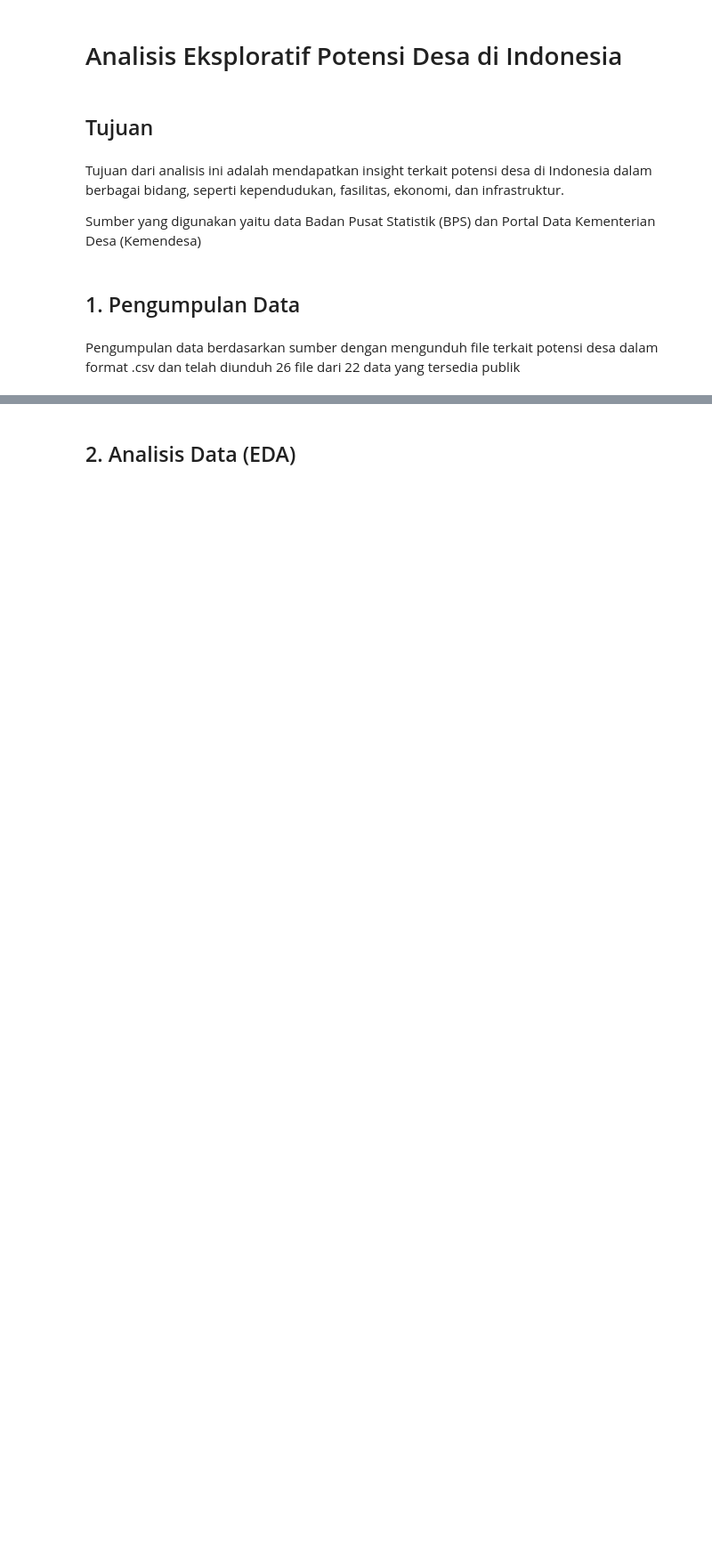
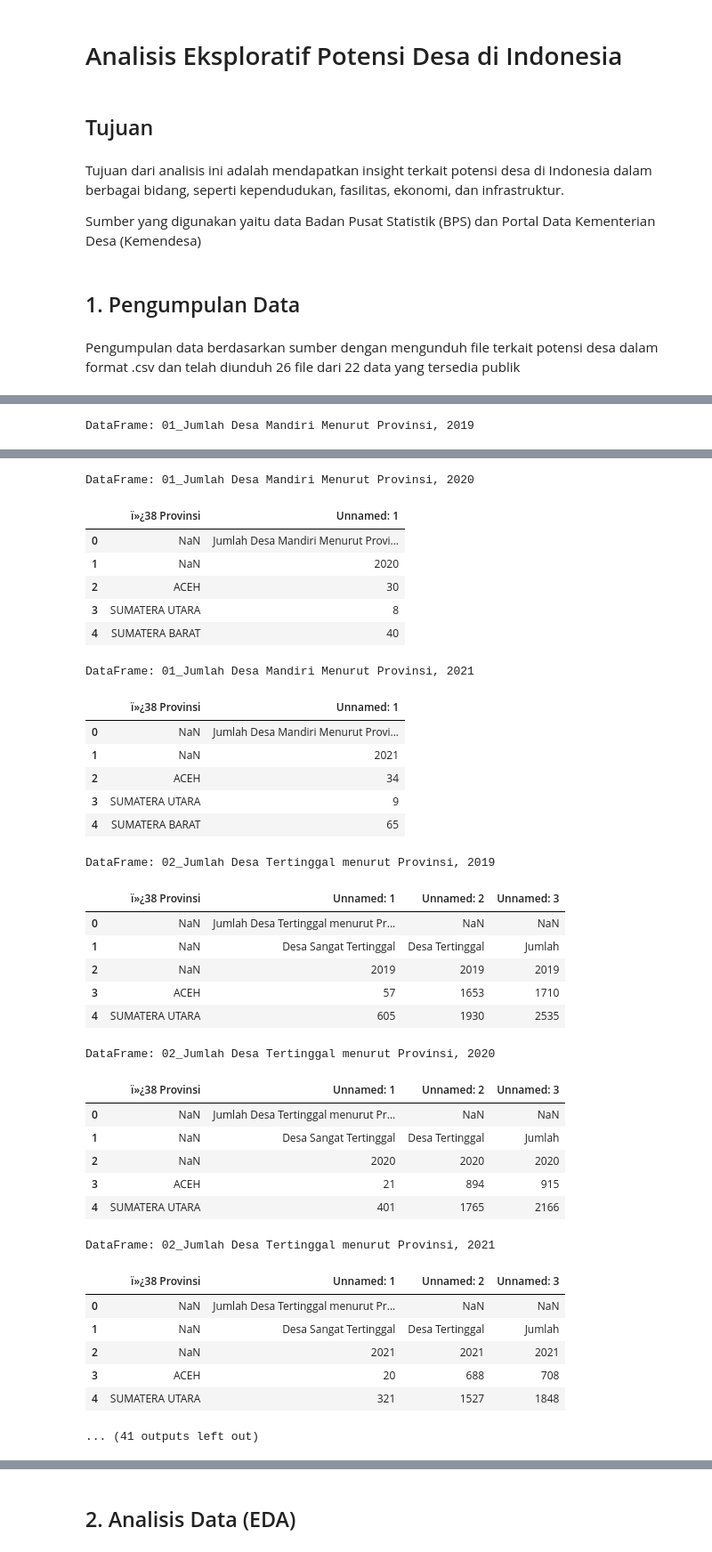
Before and after one commit to naufaldahafizh/potensi-desa-2024, a Jupyter notebook: analisis_potensi_desa_2024.ipynb, the cells around one changed output, grey strips where cells are left out. Shown at 89% size. Drawn from its saved outputs; the diff is of its cells as text; code cells hidden in the pictures; blank space fills up the shorter version.

```diff
--- a/analisis_potensi_desa_2024.ipynb
+++ b/analisis_potensi_desa_2024.ipynb
@@ -57,0 +56,8 @@ DataFrame: 9_Banyaknya Desa_Kelurahan yang Menerima Sinyal Telepon Selular Menur
+# %%
+# Melihat data yang telah dibuka
+for name, df in dataframes.items():
+    print(f"DataFrame: {name}")
+    display(df.head())
+    print("\n")
+# %% [output]
+DataFrame: 01_Jumlah Desa Mandiri Menurut Provinsi, 2019
@@ -57,0 +70,36 @@ DataFrame: 9_Banyaknya Desa_Kelurahan yang Menerima Sinyal Telepon Selular Menur
+DataFrame: 01_Jumlah Desa Mandiri Menurut Provinsi, 2020
+|  | ï»¿38 Provinsi | Unnamed: 1 |
+| 0 | NaN | Jumlah Desa Mandiri Menurut Provi... |
+| 1 | NaN | 2020 |
+| 2 | ACEH | 30 |
+| 3 | SUMATERA UTARA | 8 |
+| 4 | SUMATERA BARAT | 40 |
+DataFrame: 01_Jumlah Desa Mandiri Menurut Provinsi, 2021
+|  | ï»¿38 Provinsi | Unnamed: 1 |
+| 0 | NaN | Jumlah Desa Mandiri Menurut Provi... |
+| 1 | NaN | 2021 |
+| 2 | ACEH | 34 |
+| 3 | SUMATERA UTARA | 9 |
+| 4 | SUMATERA BARAT | 65 |
+DataFrame: 02_Jumlah Desa Tertinggal menurut Provinsi, 2019
+|  | ï»¿38 Provinsi | Unnamed: 1 | Unnamed: 2 | Unnamed: 3 |
+| 0 | NaN | Jumlah Desa Tertinggal menurut Pr... | NaN | NaN |
+| 1 | NaN | Desa Sangat Tertinggal | Desa Tertinggal | Jumlah |
+| 2 | NaN | 2019 | 2019 | 2019 |
+| 3 | ACEH | 57 | 1653 | 1710 |
+| 4 | SUMATERA UTARA | 605 | 1930 | 2535 |
+DataFrame: 02_Jumlah Desa Tertinggal menurut Provinsi, 2020
+|  | ï»¿38 Provinsi | Unnamed: 1 | Unnamed: 2 | Unnamed: 3 |
+| 0 | NaN | Jumlah Desa Tertinggal menurut Pr... | NaN | NaN |
+| 1 | NaN | Desa Sangat Tertinggal | Desa Tertinggal | Jumlah |
+| 2 | NaN | 2020 | 2020 | 2020 |
+| 3 | ACEH | 21 | 894 | 915 |
+| 4 | SUMATERA UTARA | 401 | 1765 | 2166 |
+DataFrame: 02_Jumlah Desa Tertinggal menurut Provinsi, 2021
+|  | ï»¿38 Provinsi | Unnamed: 1 | Unnamed: 2 | Unnamed: 3 |
+| 0 | NaN | Jumlah Desa Tertinggal menurut Pr... | NaN | NaN |
+| 1 | NaN | Desa Sangat Tertinggal | Desa Tertinggal | Jumlah |
+| 2 | NaN | 2021 | 2021 | 2021 |
+| 3 | ACEH | 20 | 688 | 708 |
+| 4 | SUMATERA UTARA | 321 | 1527 | 1848 |
+... (41 outputs left out)
```
Also changed, not shown: parts of 8 cells of this notebook, 31 other files.
